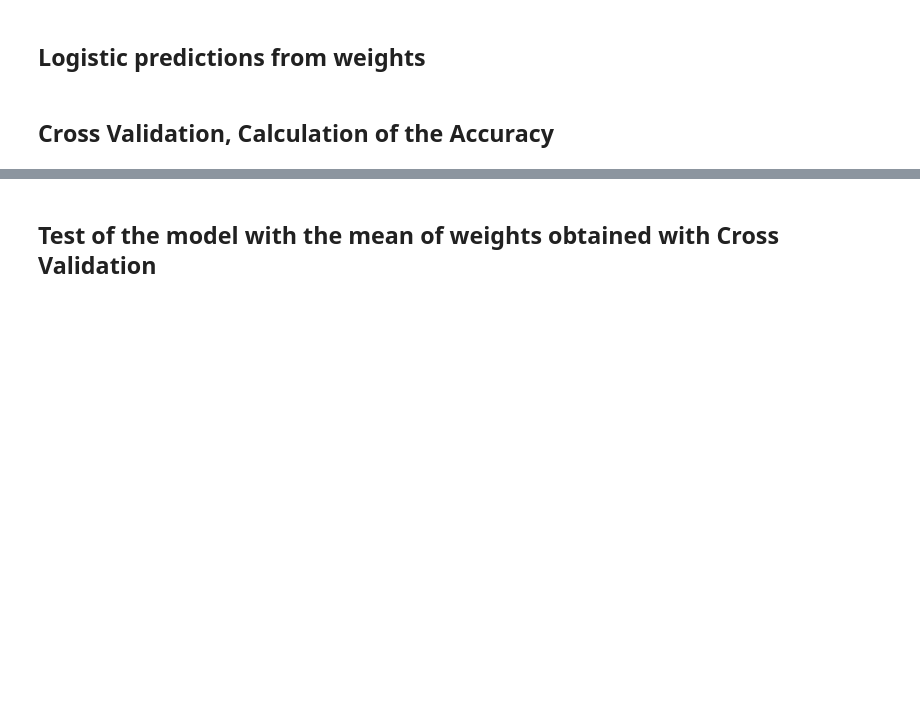
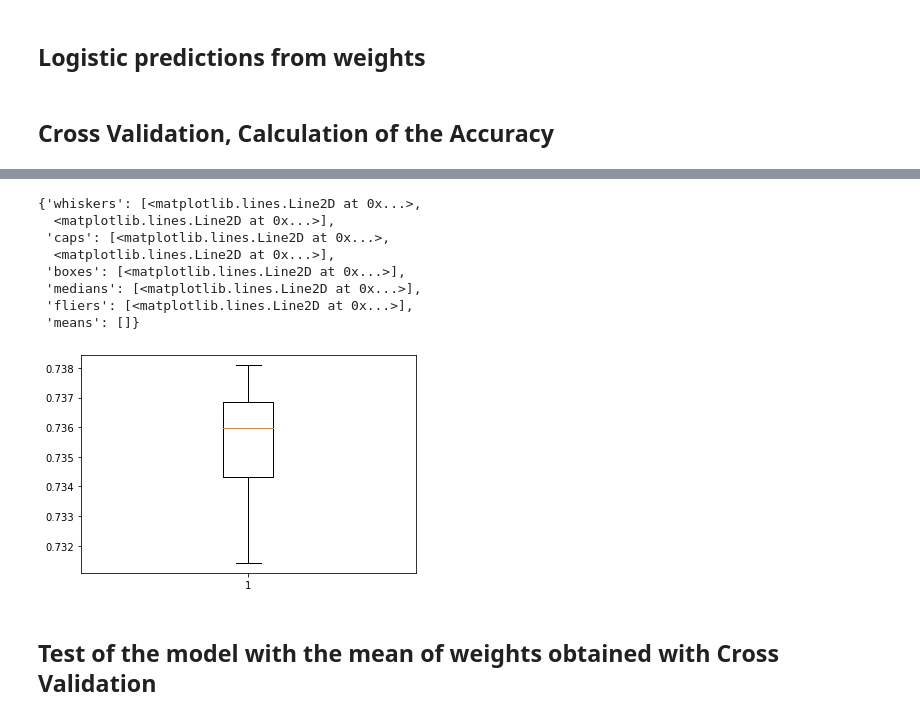
Before and after one commit to tlpss/ML-Project1, a Jupyter notebook: models/#0001 Logistic_Regression_Model_Implementation_1.ipynb, the cells around one changed output, grey strips where cells are left out. Cells and saved outputs as stored; diff of their text form; code cells hidden in the pictures; blank space fills up the shorter version.

```diff
--- a/models/#0001 Logistic_Regression_Model_Implementation_1.ipynb
+++ b/models/#0001 Logistic_Regression_Model_Implementation_1.ipynb
@@ -115,5 +111,6 @@ def K_Cross_Validation(xt_training, y_training, K, initial_w, max_iters, _lambda
     return accuracy, validation_weights, np.mean(accuracy), np.mean(validation_weights, axis=0)
 # %%
 acc, weights, mean_acc, mean_weights= K_Cross_Validation(x_train, y_train, 10, np.zeros(x_train.shape[1]), 20, 0, 0.03, 10000)
-mean_acc
+print(mean_acc)
+plt.boxplot(acc)
 # %% [output]
@@ -121,3 +118,12 @@ mean_acc
+{'whiskers': [<matplotlib.lines.Line2D at 0x...>,
+  <matplotlib.lines.Line2D at 0x...>],
+ 'caps': [<matplotlib.lines.Line2D at 0x...>,
+  <matplotlib.lines.Line2D at 0x...>],
+ 'boxes': [<matplotlib.lines.Line2D at 0x...>],
+ 'medians': [<matplotlib.lines.Line2D at 0x...>],
+ 'fliers': [<matplotlib.lines.Line2D at 0x...>],
+ 'means': []}
+[figure, added]
 # %% [markdown]
 ## Test of the model with the mean of weights obtained with Cross Validation
 # %%
```
Also changed, not shown: parts of 8 cells of this notebook, 1 other file.
